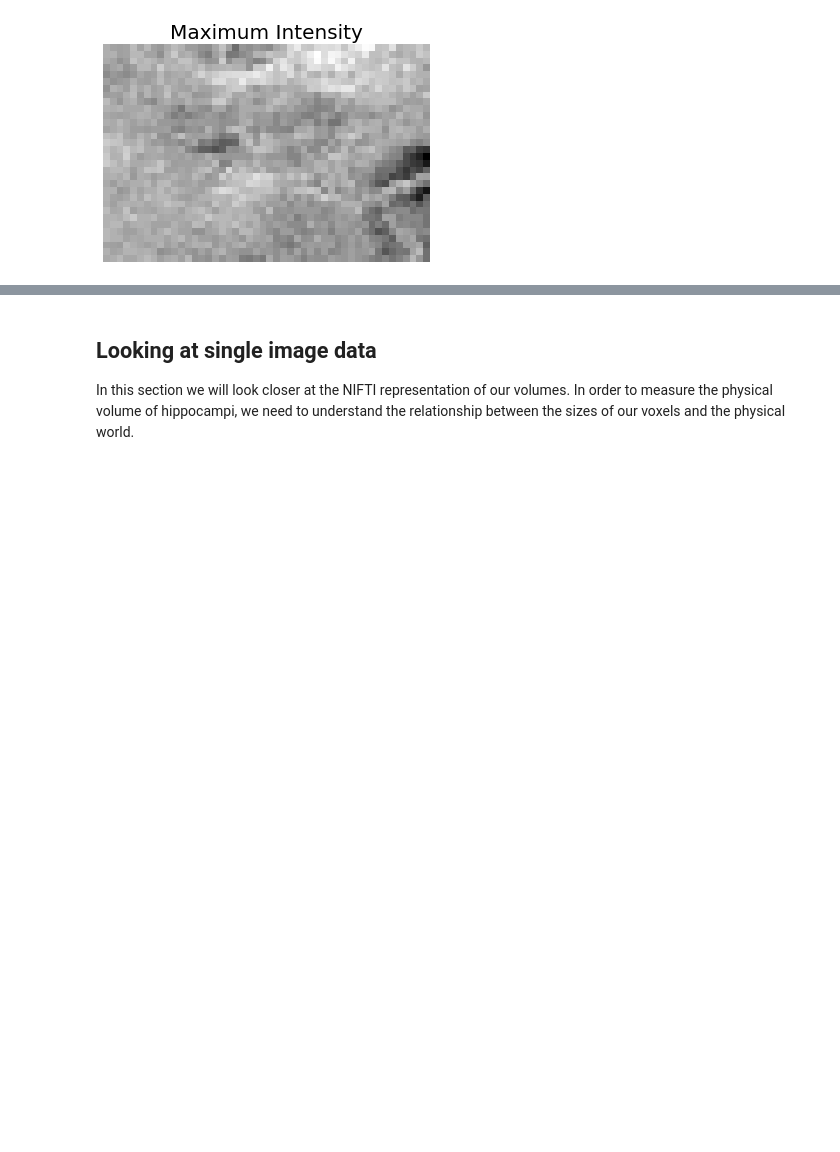
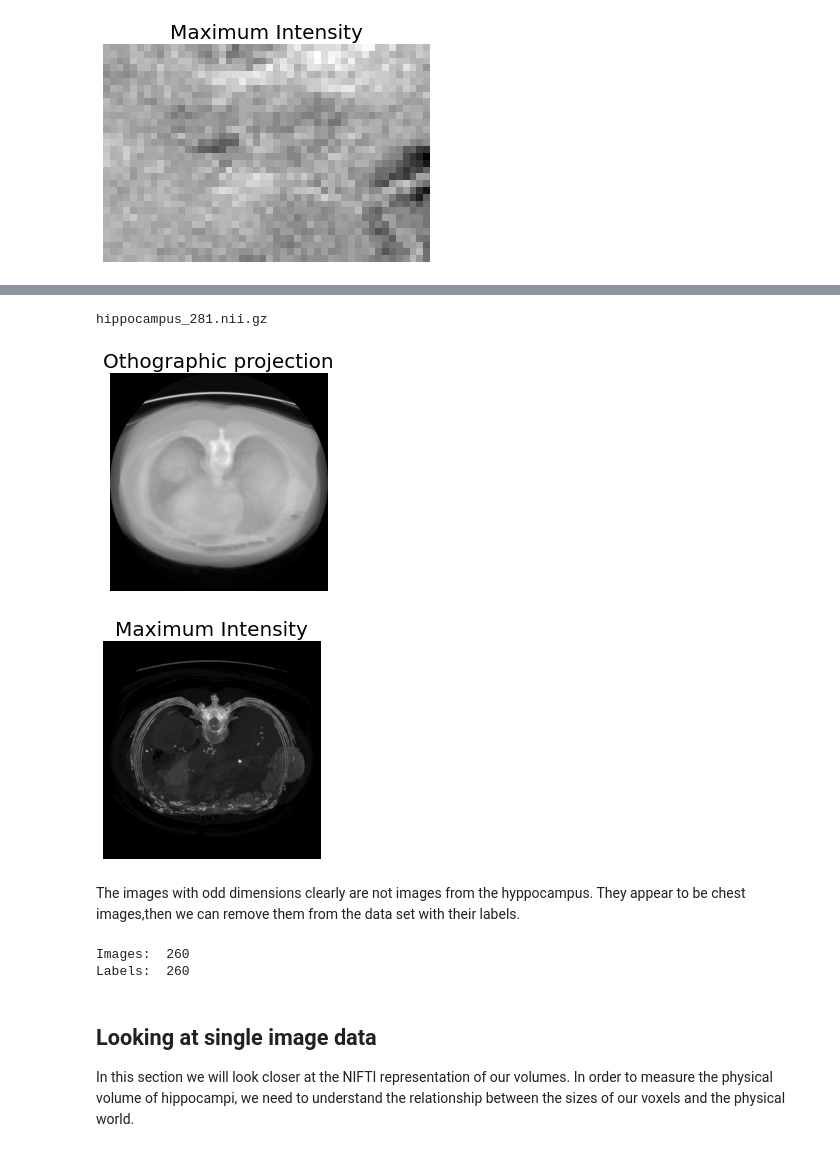
Before and after one commit to pdagger/AI_Healthcare_Projects, a Jupyter notebook: Hippocampal_Volume_Quantification_Alzheimer_Progression/section1/Final Project EDA.ipynb, the cells around one changed output, grey strips where cells are left out. Drawn from its saved outputs; the diff is of its cells as text; code cells hidden in the pictures; blank space fills up the shorter version.

```diff
--- a/Hippocampal_Volume_Quantification_Alzheimer_Progression/section1/Final Project EDA.ipynb
+++ b/Hippocampal_Volume_Quantification_Alzheimer_Progression/section1/Final Project EDA.ipynb
@@ -153,3 +183,26 @@ np.transpose(labels[n].get_fdata(), (0,2,1)).shape[1]
+# %%
+print(odd_images[1][1])
+idx = odd_images[1][0]
+orthographic_projection(np.transpose(images[idx].get_fdata(), (2,1,0)))
+maximum_intensity_projection(np.transpose(images[idx].get_fdata(), (2,1,0)))
+# %% [output]
+hippocampus_281.nii.gz
+[figure, added]
+[figure, added]
+# %% [markdown]
+The images with odd dimensions clearly are not images from the hyppocampus. They appear to be chest images,then we can remove them from the data set with their labels.
+# %%
+# remove odd images
+for data in odd_images:
+    idx = data[0]
+    images.pop(idx)
+    labels.pop(idx)
+
+print("Images: ", len(images))
+print("Labels: ", len(labels))
+# %% [output]
+Images:  260
+Labels:  260
 # %% [markdown]
 ## Looking at single image data
 In this section we will look closer at the NIFTI representation of our volumes. In order to measure the physical volume of hippocampi, we need to understand the relationship between the sizes of our voxels and the physical world.
```
Also changed, not shown: parts of 6 cells of this notebook.
